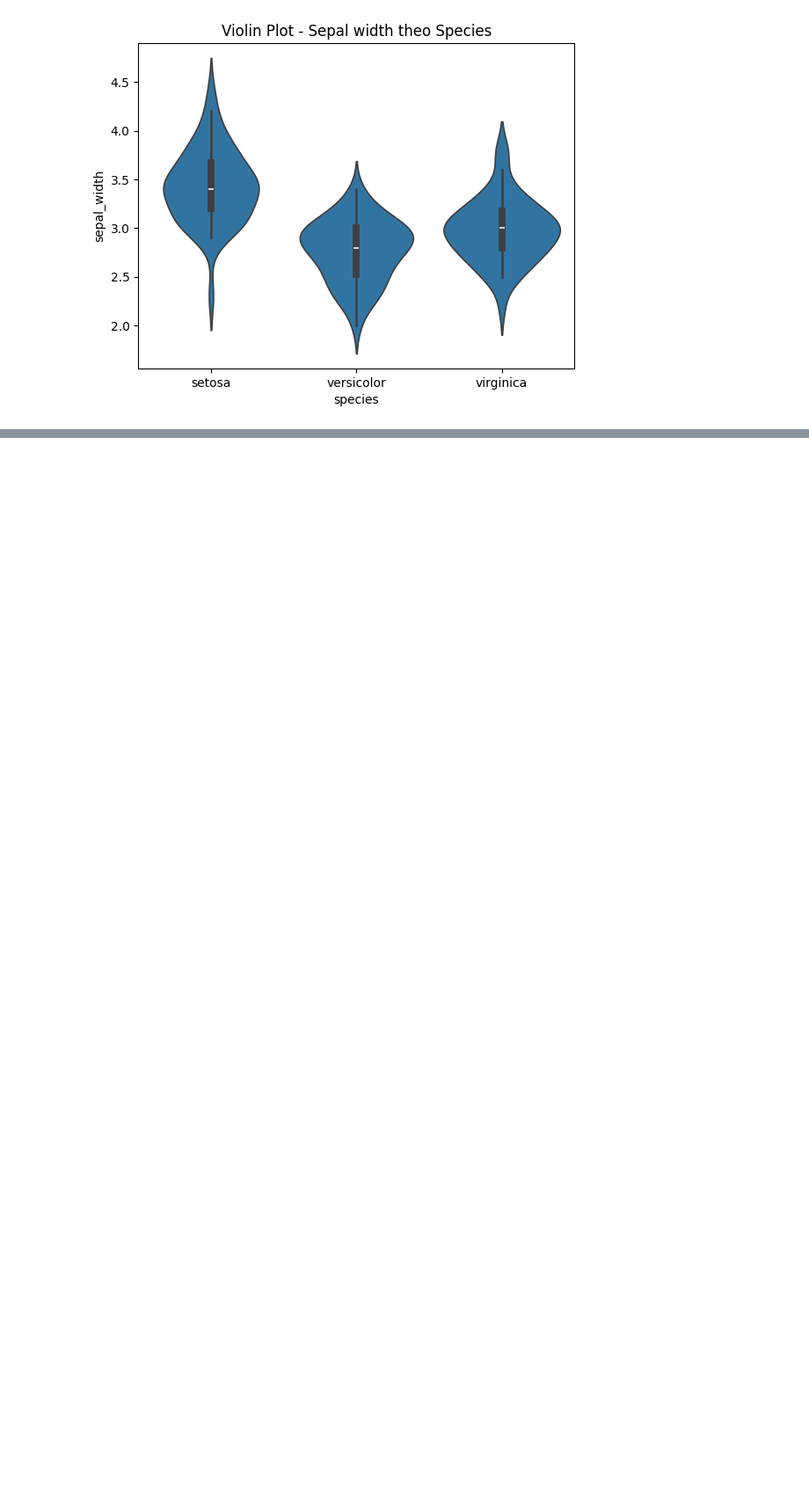
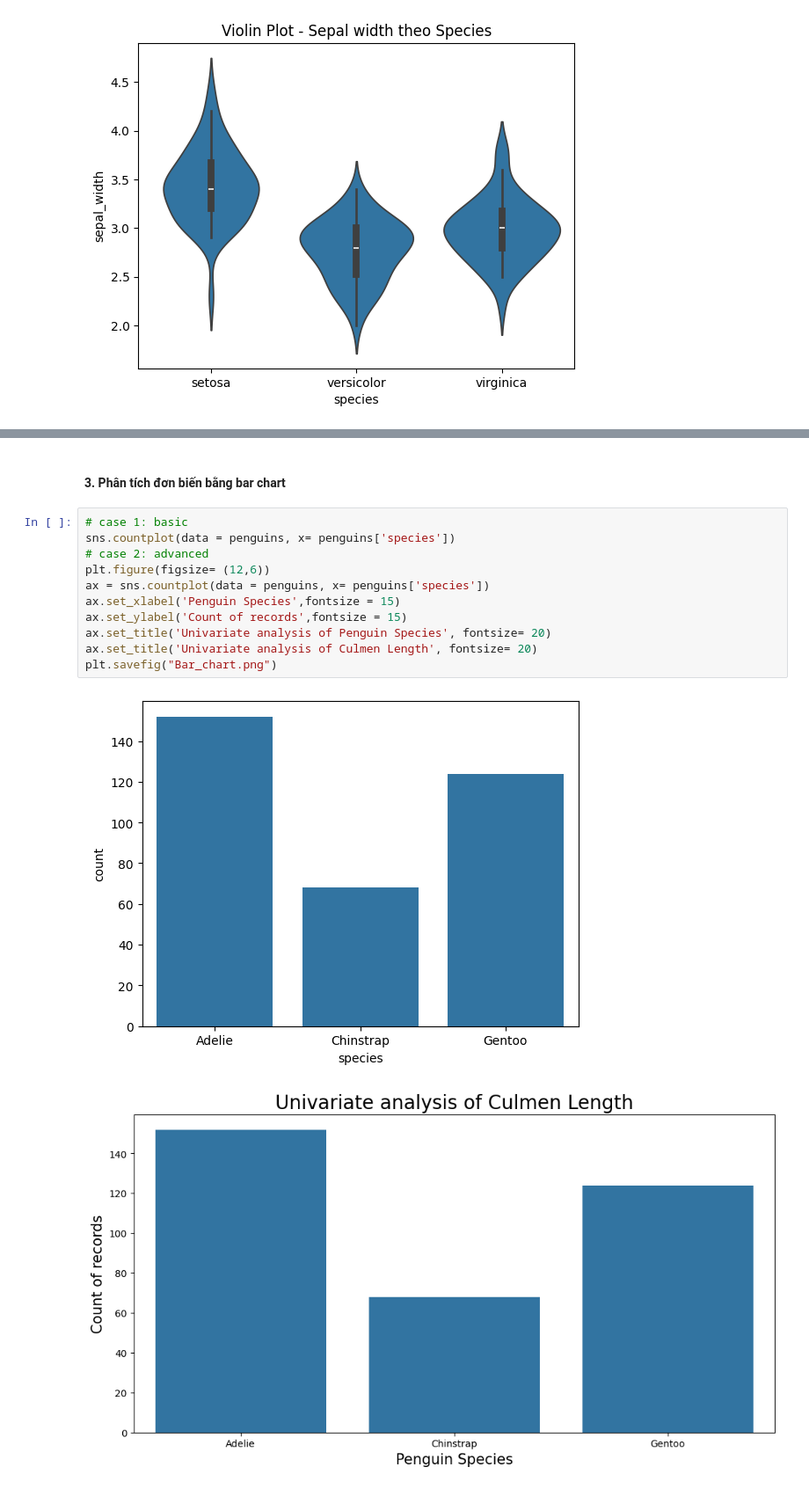
Before and after one commit to chien2734/sgu_data_analyst, a Jupyter notebook: BTL01_EDA/Task_1_3.ipynb, the cells around one changed output, grey strips where cells are left out. Shown at 88% size. Cells and saved outputs as stored; diff of their text form; blank space fills up the shorter version.

```diff
--- a/BTL01_EDA/Task_1_3.ipynb
+++ b/BTL01_EDA/Task_1_3.ipynb
@@ -96,0 +128,16 @@ plt.show()
+# %% [markdown]
+#### 3. Phân tích đơn biến bằng bar chart
+# %%
+# case 1: basic
+sns.countplot(data = penguins, x= penguins['species'])
+# case 2: advanced
+plt.figure(figsize= (12,6))
+ax = sns.countplot(data = penguins, x= penguins['species'])
+ax.set_xlabel('Penguin Species',fontsize = 15)
+ax.set_ylabel('Count of records',fontsize = 15)
+ax.set_title('Univariate analysis of Penguin Species', fontsize= 20)
+ax.set_title('Univariate analysis of Culmen Length', fontsize= 20)
+plt.savefig("Bar_chart.png")
+# %% [output]
+[figure, added]
+[figure, added]
```
Also changed, not shown: parts of 12 cells of this notebook.
